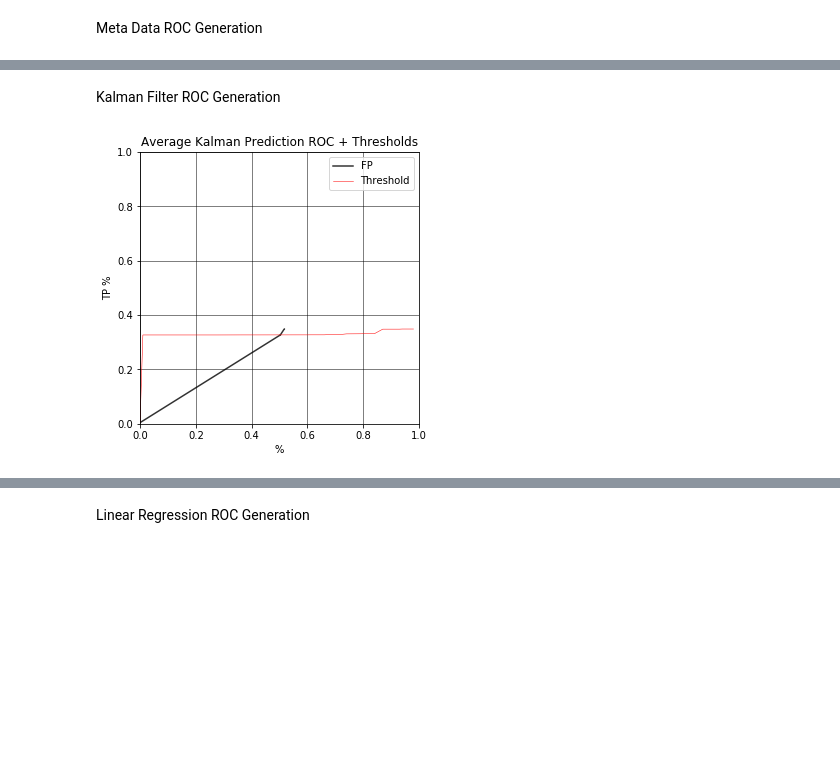
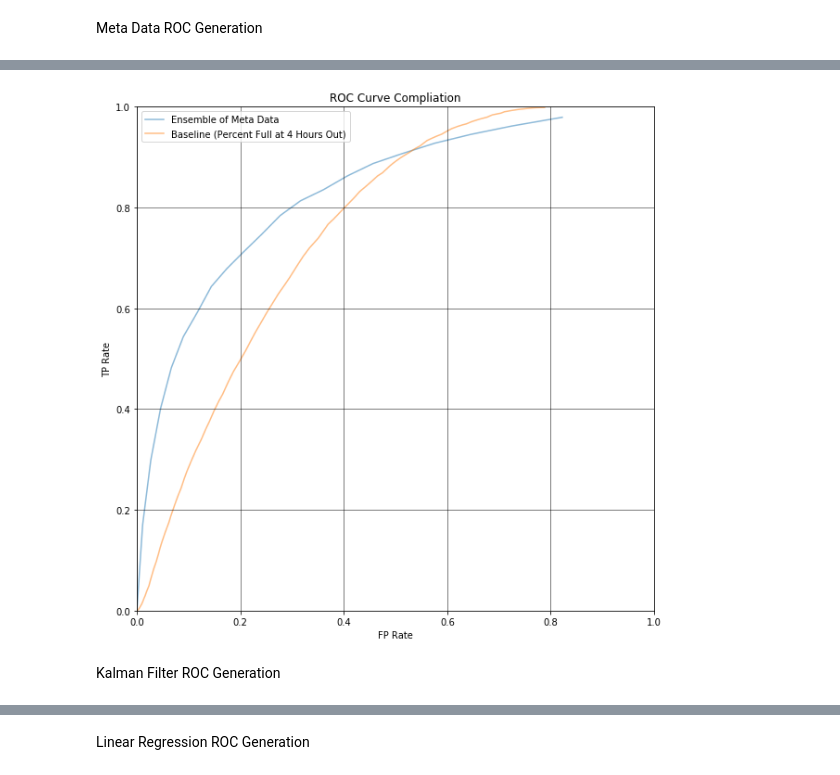
Before and after one commit to WPI-Draftkings-MQP/dkNotebook, a Jupyter notebook: [+] ROC Curves.ipynb, the cells around one changed output, grey strips where cells are left out. Saved outputs shown, nothing was run; the diff lists cells and outputs as text; code cells hidden in the pictures; blank space fills up the shorter version.

```diff
--- a/[+] ROC Curves.ipynb
+++ b/[+] ROC Curves.ipynb
@@ -287,3 +284,7 @@ plotRocThreshold(metaEnsembleRates)
+# %%
+plotRocs([metaEnsembleRates, baselineRates])
+# %% [output]
+[figure, added]
 # %% [markdown]
 Kalman Filter ROC Generation
 # %%
@@ -291,10 +292,8 @@ kfColumns = list(kfResultsDF.columns.drop('ContestId'))
 kfColumns.append('Success')
 kfTrain, kfTest = trainDF[kfColumns], testDF[kfColumns]
 # %%
-kfAvgRate = getRate(avgVal(limitVal(kfTest, N=1.), JUST_PREDS=True), 'AvgPred', label='Average Kalman Prediction')
-plotRocThreshold(kfAvgRate)
+# kfAvgRate = getRate(avgVal(limitVal(kfTest, N=1.), JUST_PREDS=True), 'AvgPred', label='Average Kalman Prediction')
+# plotRocThreshold(kfAvgRate)
-# %% [output]
-[figure, removed]
 # %%
 kfCLFS = EnsembleWithMinAcc(limitVal(kfTrain, N=1.), RandomForestClassifier, accuracy = .6)
 kfPreds = avgVal(getEnsPred(limitVal(kfTest, N=1.), kfCLFS))
```
Also changed, not shown: parts of 59 cells of this notebook, 14 other files.
